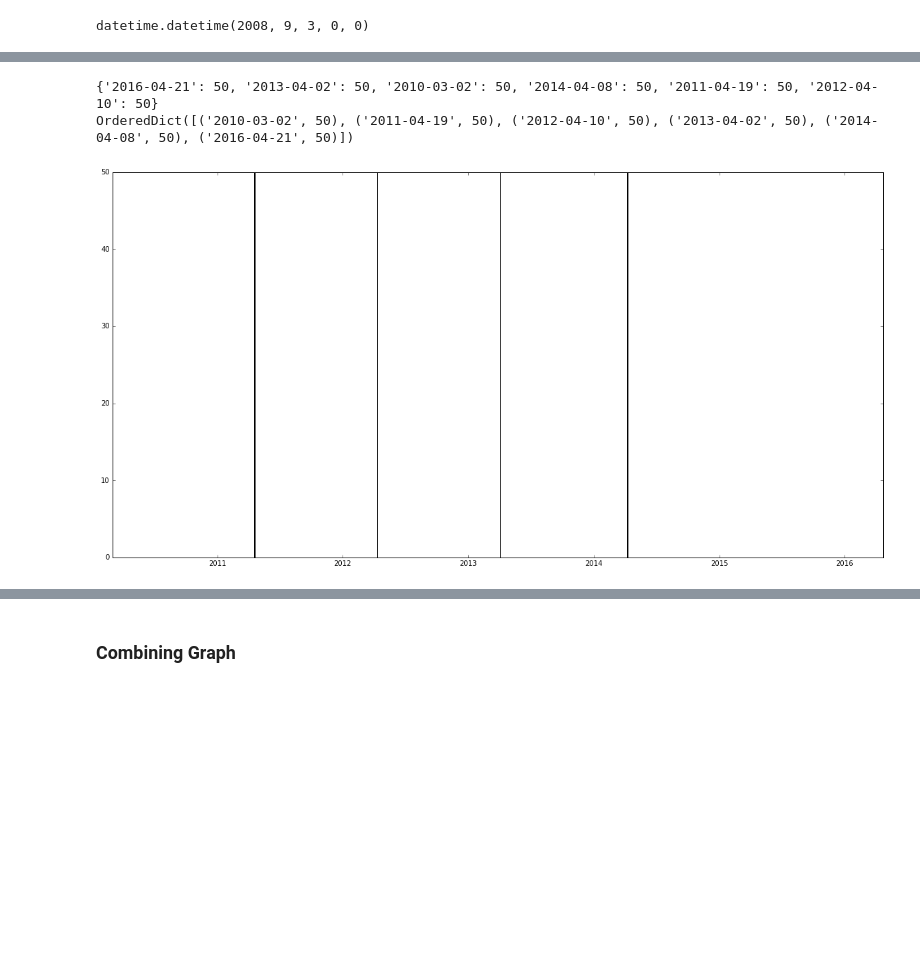
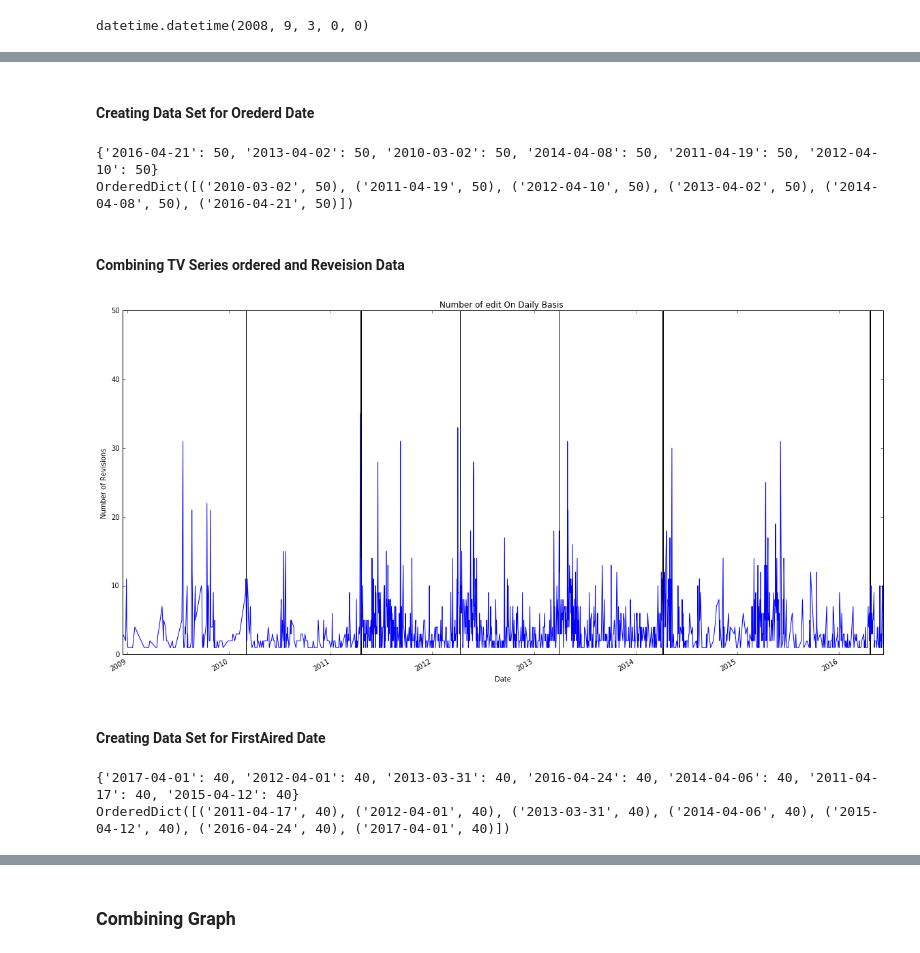
Before and after one commit to abhishekanand/DS4UX, a Jupyter notebook: final/Project.ipynb, the cells around one changed output, grey strips where cells are left out. Saved outputs shown, nothing was run; the diff lists cells and outputs as text; code cells hidden in the pictures; blank space fills up the shorter version.

```diff
--- a/final/Project.ipynb
+++ b/final/Project.ipynb
@@ -740,0 +783,29 @@ plt.gcf().autofmt_xdate()
+# %%
+# http://stackoverflow.com/a/22276109
+
+
+dates = []
+y=[]
+for key,value in odbookdaily.items():
+    dates.append(datetime.datetime.strptime(key, "%Y-%m-%d"))
+    y.append(value)
+plt.plot(dates,y,color='Red')
+plt.gcf().autofmt_xdate()
+
+tvdates = []
+tvy=[]
+for key,value in odtvdaily.items():
+    tvdates.append(datetime.datetime.strptime(key, "%Y-%m-%d"))
+    tvy.append(value)
+plt.plot(tvdates,tvy,color='Blue')
+plt.gcf().autofmt_xdate()
+
+
+#labels
+plt.xlabel("Date")
+plt.ylabel("Number of Revisions")
+
+#title
+plt.title("Number of edit On Daily Basis [TV : Blue ; Novel : Red]")
+
+plt.show()
@@ -741,3 +814,5 @@ plt.gcf().autofmt_xdate()
+# %% [markdown]
+#### Creating Data Set for Orederd Date
 # %%
 TVTimeLineordered = {}
 TVTimeLineordered["2010-03-02"]= 50
@@ -756,18 +830,50 @@ print(odTVTimeLineordered)
 # %% [output]
 {'2016-04-21': 50, '2013-04-02': 50, '2010-03-02': 50, '2014-04-08': 50, '2011-04-19': 50, '2012-04-10': 50}
 OrderedDict([('2010-03-02', 50), ('2011-04-19', 50), ('2012-04-10', 50), ('2013-04-02', 50), ('2014-04-08', 50), ('2016-04-21', 50)])
+# %% [markdown]
+#### Combining  TV Series ordered and Reveision Data
 # %%
+tvdates = []
+tvy=[]
+for key,value in odtvdaily.items():
+    tvdates.append(datetime.datetime.strptime(key, "%Y-%m-%d"))
+    tvy.append(value)
+plt.plot(tvdates,tvy,color='Blue')
+plt.gcf().autofmt_xdate()
 
 tvordered = []
 tvo=[]
 for key,value in odTVTimeLineordered.items():
     tvordered.append(datetime.datetime.strptime(key, "%Y-%m-%d"))
     tvo.append(value)
 plt.bar(tvordered,tvo,color='green')
-#plt.gcf().autofmt_xdate()
+plt.gcf().autofmt_xdate()
 
+#labels
+plt.xlabel("Date")
+plt.ylabel("Number of Revisions")
+
+#title
+plt.title("Number of edit On Daily Basis ")
 
 
 plt.show()
 # %% [output]
-[figure, old version]
+[figure, new version]
+# %% [markdown]
+#### Creating Data Set for FirstAired Date
+# %%
+TVTimeLineFirstAired = {}
+TVTimeLineFirstAired["2011-04-17"]= 40
+TVTimeLineFirstAired["2012-04-01"]= 40
+TVTimeLineFirstAired["2013-03-31"]= 40
+TVTimeLineFirstAired["2014-04-06"]= 40
+TVTimeLineFirstAired["2015-04-12"]= 40
+TVTimeLineFirstAired["2016-04-24"]= 40
+TVTimeLineFirstAired["2017-04-01"]= 40
+print(TVTimeLineFirstAired)
+odTVTimeLineFirstAired = collections.OrderedDict(sorted(TVTimeLineFirstAired.items()))
+print(odTVTimeLineFirstAired)
+# %% [output]
+{'2017-04-01': 40, '2012-04-01': 40, '2013-03-31': 40, '2016-04-24': 40, '2014-04-06': 40, '2011-04-17': 40, '2015-04-12': 40}
+OrderedDict([('2011-04-17', 40), ('2012-04-01', 40), ('2013-03-31', 40), ('2014-04-06', 40), ('2015-04-12', 40), ('2016-04-24', 40), ('2017-04-01', 40)])
```
Also changed, not shown: parts of 34 cells of this notebook.
